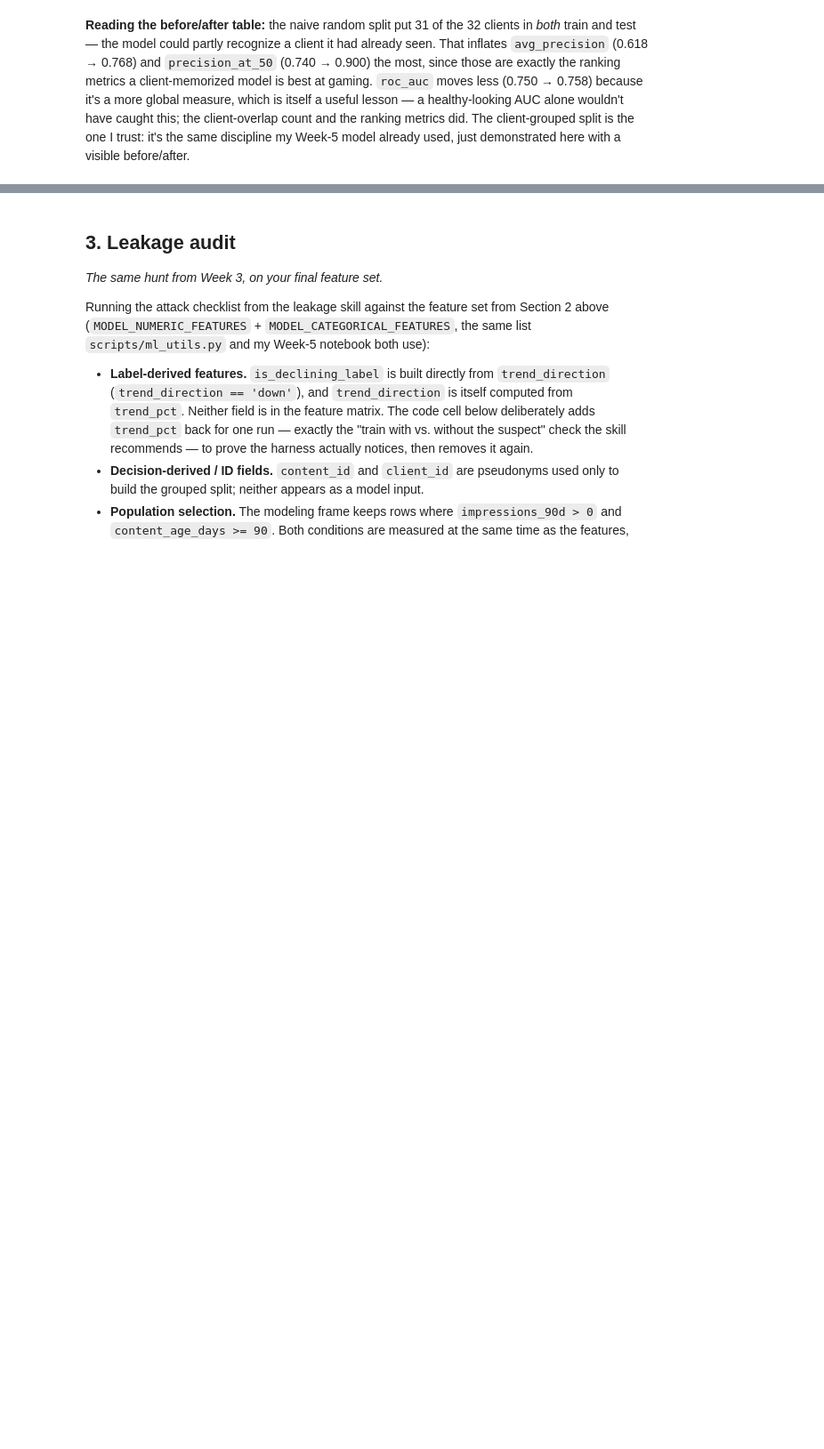
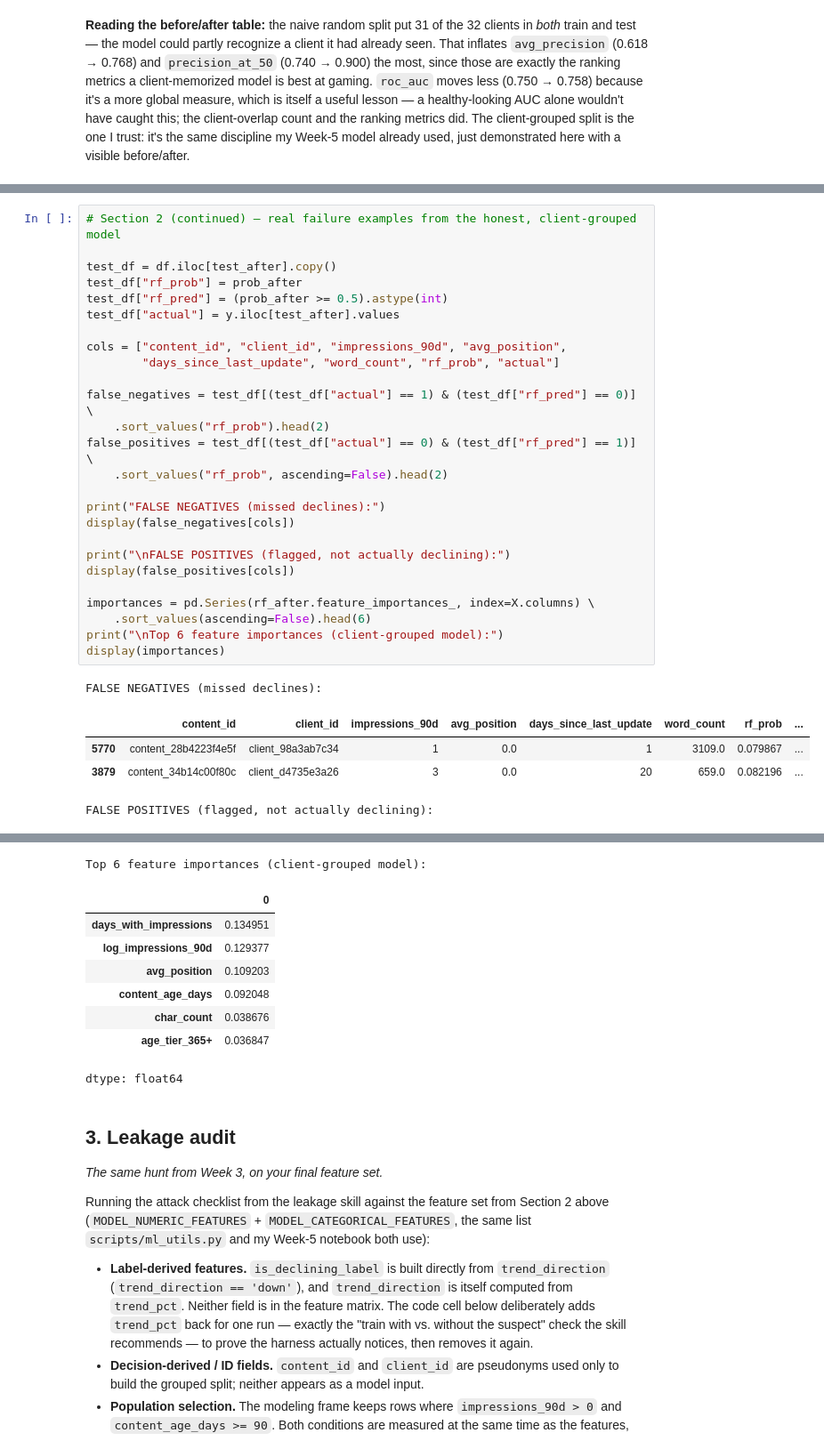
Before and after one commit to krithi-ks/flyrankAI-ML, a Jupyter notebook: work/notebooks/w06_validation_audit.ipynb, the cells around one changed output, grey strips where cells are left out. Shown at 89% size. Drawn from its saved outputs; the diff is of its cells as text; blank space fills up the shorter version.

```diff
--- a/work/notebooks/w06_validation_audit.ipynb
+++ b/work/notebooks/w06_validation_audit.ipynb
@@ -206,0 +240,32 @@ NameError: name 'X' is not defined
+# %%
+# Section 2 (continued) — real failure examples from the honest, client-grouped model
+
+test_df = df.iloc[test_after].copy()
+test_df["rf_prob"] = prob_after
+test_df["rf_pred"] = (prob_after >= 0.5).astype(int)
+test_df["actual"] = y.iloc[test_after].values
+
+cols = ["content_id", "client_id", "impressions_90d", "avg_position",
+        "days_since_last_update", "word_count", "rf_prob", "actual"]
+
+false_negatives = test_df[(test_df["actual"] == 1) & (test_df["rf_pred"] == 0)] \
+    .sort_values("rf_prob").head(2)
+false_positives = test_df[(test_df["actual"] == 0) & (test_df["rf_pred"] == 1)] \
+    .sort_values("rf_prob", ascending=False).head(2)
+
+print("FALSE NEGATIVES (missed declines):")
+display(false_negatives[cols])
+
+print("\nFALSE POSITIVES (flagged, not actually declining):")
+display(false_positives[cols])
+
+importances = pd.Series(rf_after.feature_importances_, index=X.columns) \
+    .sort_values(ascending=False).head(6)
+print("\nTop 6 feature importances (client-grouped model):")
+display(importances)
+# %% [output]
+FALSE NEGATIVES (missed declines):
+|  | content_id | client_id | impressions_90d | avg_position | days_since_last_update | word_count | rf_prob | ... |
+| 5770 | content_28b4223f4e5f | client_98a3ab7c34 | 1 | 0.0 | 1 | 3109.0 | 0.079867 | ... |
+| 3879 | content_34b14c00f80c | client_d4735e3a26 | 3 | 0.0 | 20 | 659.0 | 0.082196 | ... |
+FALSE POSITIVES (flagged, not actually declining):
@@ -207,3 +275,12 @@ NameError: name 'X' is not defined
+Top 6 feature importances (client-grouped model):
+|  | 0 |
+| days_with_impressions | 0.134951 |
+| log_impressions_90d | 0.129377 |
+| avg_position | 0.109203 |
+| content_age_days | 0.092048 |
+| char_count | 0.038676 |
+| age_tier_365+ | 0.036847 |
+dtype: float64
 # %% [markdown]
 ## 3. Leakage audit
 
```
Also changed, not shown: parts of 6 cells of this notebook.
